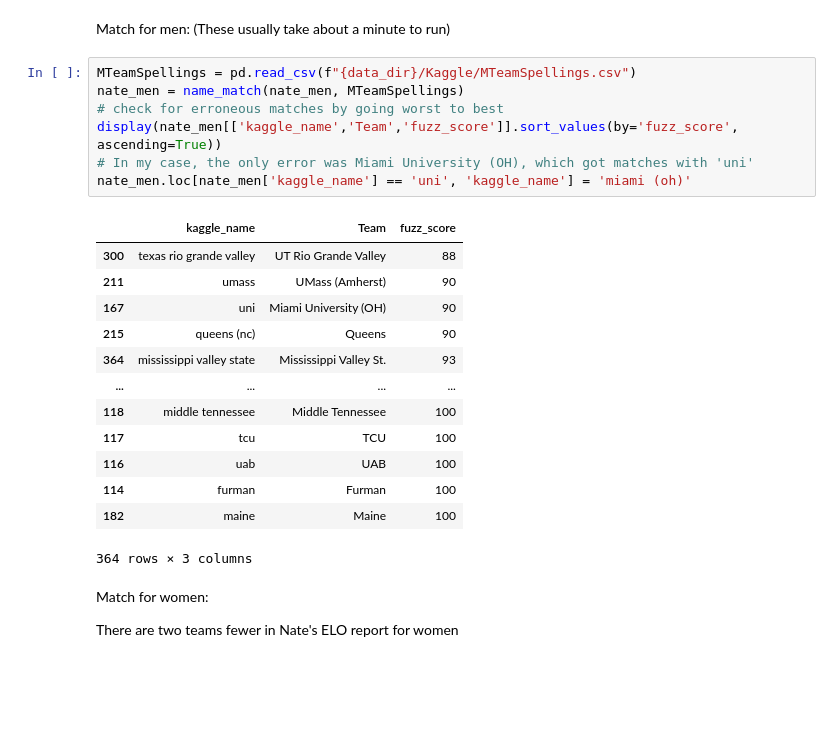
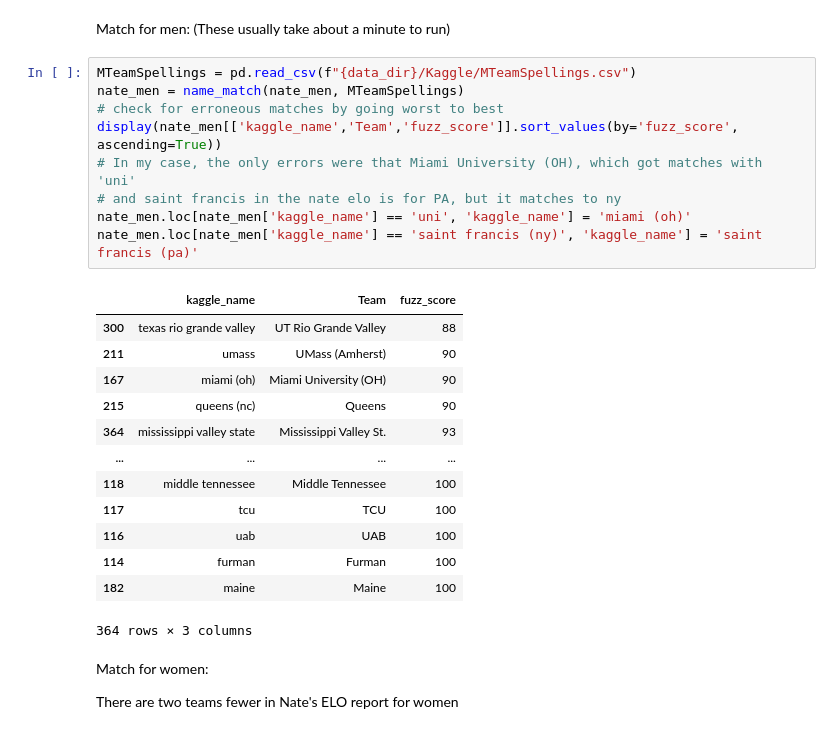
Before and after one commit to mborrus/Borhoops, a Jupyter notebook: EDA.ipynb, the cells around one changed output. Cells and saved outputs as stored; diff of their text form; blank space fills up the shorter version.

```diff
--- a/EDA.ipynb
+++ b/EDA.ipynb
@@ -245,15 +245,17 @@ Match for men:
 # %%
 MTeamSpellings = pd.read_csv(f"{data_dir}/Kaggle/MTeamSpellings.csv")
 nate_men = name_match(nate_men, MTeamSpellings)
 # check for erroneous matches by going worst to best
 display(nate_men[['kaggle_name','Team','fuzz_score']].sort_values(by='fuzz_score', ascending=True))
-# In my case, the only error was Miami University (OH), which got matches with 'uni'
+# In my case, the only errors were that Miami University (OH), which got matches with 'uni'
+# and saint francis in the nate elo is for PA, but it matches to ny
 nate_men.loc[nate_men['kaggle_name'] == 'uni', 'kaggle_name'] = 'miami (oh)'
+nate_men.loc[nate_men['kaggle_name'] == 'saint francis (ny)', 'kaggle_name'] = 'saint francis (pa)'
 # %% [output]
 |  | kaggle_name | Team | fuzz_score |
 | 300 | texas rio grande valley | UT Rio Grande Valley | 88 |
 | 211 | umass | UMass (Amherst) | 90 |
-| 167 | uni | Miami University (OH) | 90 |
+| 167 | miami (oh) | Miami University (OH) | 90 |
 | 215 | queens (nc) | Queens | 90 |
 | 364 | mississippi valley state | Mississippi Valley St. | 93 |
 | ... | ... | ... | ... |
```
Also changed, not shown: parts of 12 cells of this notebook, 3 other files.
